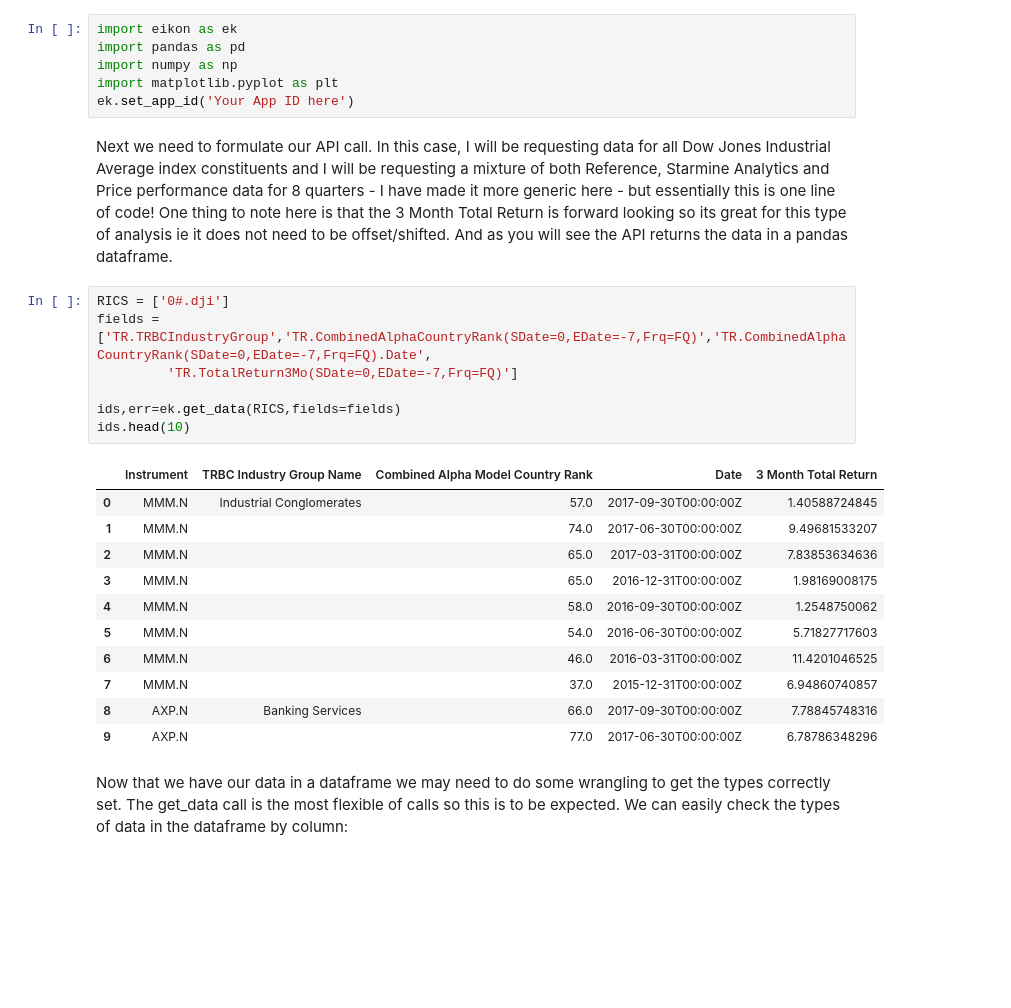
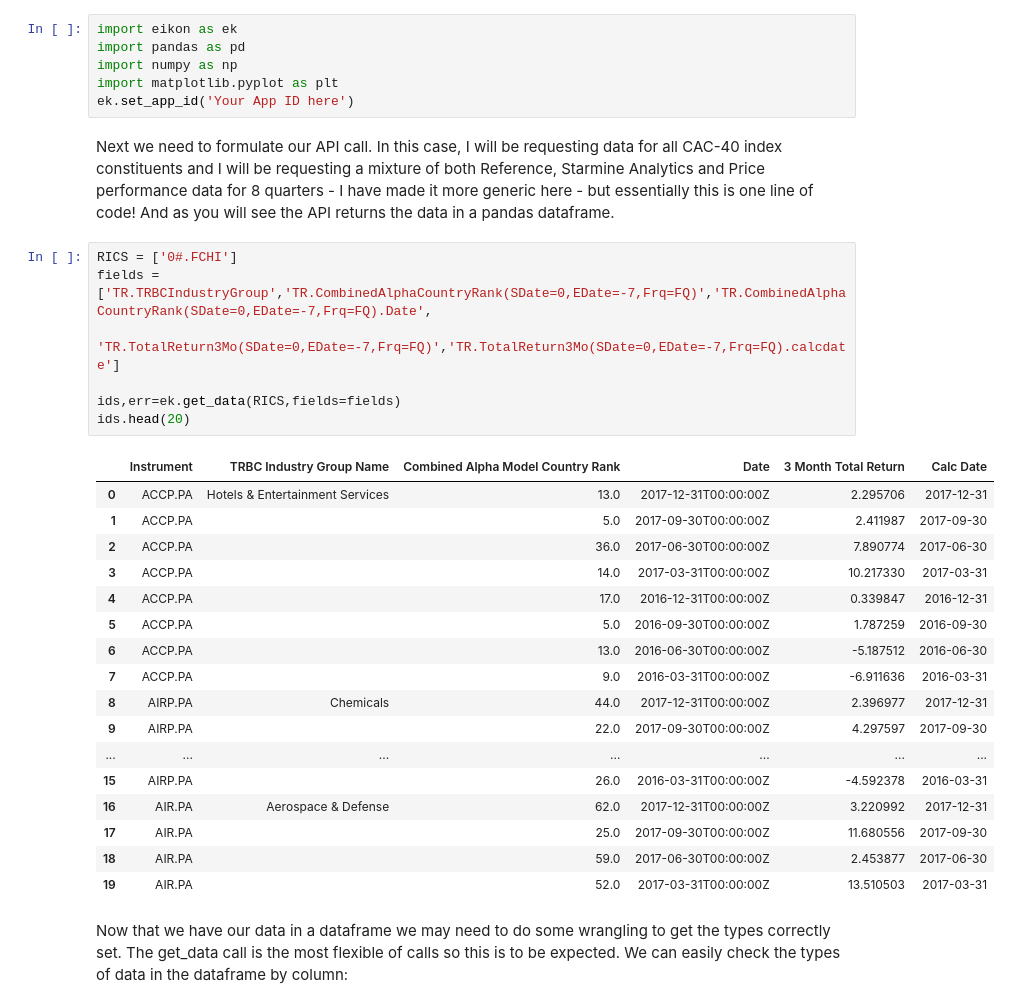
Before and after one commit to LSEG-API-Samples/Article.EikonApi.Python.StarmineCAM1, a Jupyter notebook: Untitled12.ipynb, the cells around one changed output. Cells and saved outputs as stored; diff of their text form; blank space fills up the shorter version.

```diff
--- a/Untitled12.ipynb
+++ b/Untitled12.ipynb
@@ -34,26 +34,32 @@ import numpy as np
 import matplotlib.pyplot as plt
 ek.set_app_id('Your App ID here')
 # %% [markdown]
-Next we need to formulate our API call. In this case, I will be requesting data for all Dow Jones Industrial Average index constituents and I will be requesting a mixture of both Reference, Starmine Analytics and Price performance data for 8 quarters - I have made it more generic here - but essentially this is one line of code! One thing to note here is that the 3 Month Total Return is forward looking so its great for this type of analysis ie it does not need to be offset/shifted. And as you will see the API returns the data in a pandas dataframe.
+Next we need to formulate our API call. In this case, I will be requesting data for all CAC-40 index constituents and I will be requesting a mixture of both Reference, Starmine Analytics and Price performance data for 8 quarters - I have made it more generic here - but essentially this is one line of code! And as you will see the API returns the data in a pandas dataframe.
 # %%
-RICS = ['0#.dji']
+RICS = ['0#.FCHI']
 fields =['TR.TRBCIndustryGroup','TR.CombinedAlphaCountryRank(SDate=0,EDate=-7,Frq=FQ)','TR.CombinedAlphaCountryRank(SDate=0,EDate=-7,Frq=FQ).Date',
-         'TR.TotalReturn3Mo(SDate=0,EDate=-7,Frq=FQ)']
+         'TR.TotalReturn3Mo(SDate=0,EDate=-7,Frq=FQ)','TR.TotalReturn3Mo(SDate=0,EDate=-7,Frq=FQ).calcdate']
 
 ids,err=ek.get_data(RICS,fields=fields)
-ids.head(10)
+ids.head(20)
 # %% [output]
-|  | Instrument | TRBC Industry Group Name | Combined Alpha Model Country Rank | Date | 3 Month Total Return |
-| 0 | MMM.N | Industrial Conglomerates | 57.0 | 2017-09-30T00:00:00Z | 1.40588724845 |
-| 1 | MMM.N |  | 74.0 | 2017-06-30T00:00:00Z | 9.49681533207 |
-| 2 | MMM.N |  | 65.0 | 2017-03-31T00:00:00Z | 7.83853634636 |
-| 3 | MMM.N |  | 65.0 | 2016-12-31T00:00:00Z | 1.98169008175 |
-| 4 | MMM.N |  | 58.0 | 2016-09-30T00:00:00Z | 1.2548750062 |
-| 5 | MMM.N |  | 54.0 | 2016-06-30T00:00:00Z | 5.71827717603 |
-| 6 | MMM.N |  | 46.0 | 2016-03-31T00:00:00Z | 11.4201046525 |
-| 7 | MMM.N |  | 37.0 | 2015-12-31T00:00:00Z | 6.94860740857 |
-| 8 | AXP.N | Banking Services | 66.0 | 2017-09-30T00:00:00Z | 7.78845748316 |
-| 9 | AXP.N |  | 77.0 | 2017-06-30T00:00:00Z | 6.78786348296 |
+|  | Instrument | TRBC Industry Group Name | Combined Alpha Model Country Rank | Date | 3 Month Total Return | Calc Date |
+| 0 | ACCP.PA | Hotels & Entertainment Services | 13.0 | 2017-12-31T00:00:00Z | 2.295706 | 2017-12-31 |
+| 1 | ACCP.PA |  | 5.0 | 2017-09-30T00:00:00Z | 2.411987 | 2017-09-30 |
+| 2 | ACCP.PA |  | 36.0 | 2017-06-30T00:00:00Z | 7.890774 | 2017-06-30 |
+| 3 | ACCP.PA |  | 14.0 | 2017-03-31T00:00:00Z | 10.217330 | 2017-03-31 |
+| 4 | ACCP.PA |  | 17.0 | 2016-12-31T00:00:00Z | 0.339847 | 2016-12-31 |
+| 5 | ACCP.PA |  | 5.0 | 2016-09-30T00:00:00Z | 1.787259 | 2016-09-30 |
+| 6 | ACCP.PA |  | 13.0 | 2016-06-30T00:00:00Z | -5.187512 | 2016-06-30 |
+| 7 | ACCP.PA |  | 9.0 | 2016-03-31T00:00:00Z | -6.911636 | 2016-03-31 |
+| 8 | AIRP.PA | Chemicals | 44.0 | 2017-12-31T00:00:00Z | 2.396977 | 2017-12-31 |
+| 9 | AIRP.PA |  | 22.0 | 2017-09-30T00:00:00Z | 4.297597 | 2017-09-30 |
+| ... | ... | ... | ... | ... | ... | ... |
+| 15 | AIRP.PA |  | 26.0 | 2016-03-31T00:00:00Z | -4.592378 | 2016-03-31 |
+| 16 | AIR.PA | Aerospace & Defense | 62.0 | 2017-12-31T00:00:00Z | 3.220992 | 2017-12-31 |
+| 17 | AIR.PA |  | 25.0 | 2017-09-30T00:00:00Z | 11.680556 | 2017-09-30 |
+| 18 | AIR.PA |  | 59.0 | 2017-06-30T00:00:00Z | 2.453877 | 2017-06-30 |
+| 19 | AIR.PA |  | 52.0 | 2017-03-31T00:00:00Z | 13.510503 | 2017-03-31 |
 # %% [markdown]
 Now that we have our data in a dataframe we may need to do some wrangling to get the types correctly set. The get_data call is the most flexible of calls so this is to be expected. We can easily check the types of data in the dataframe by column:
 # %%
```
Also changed, not shown: parts of 25 cells of this notebook, 2 other files.
